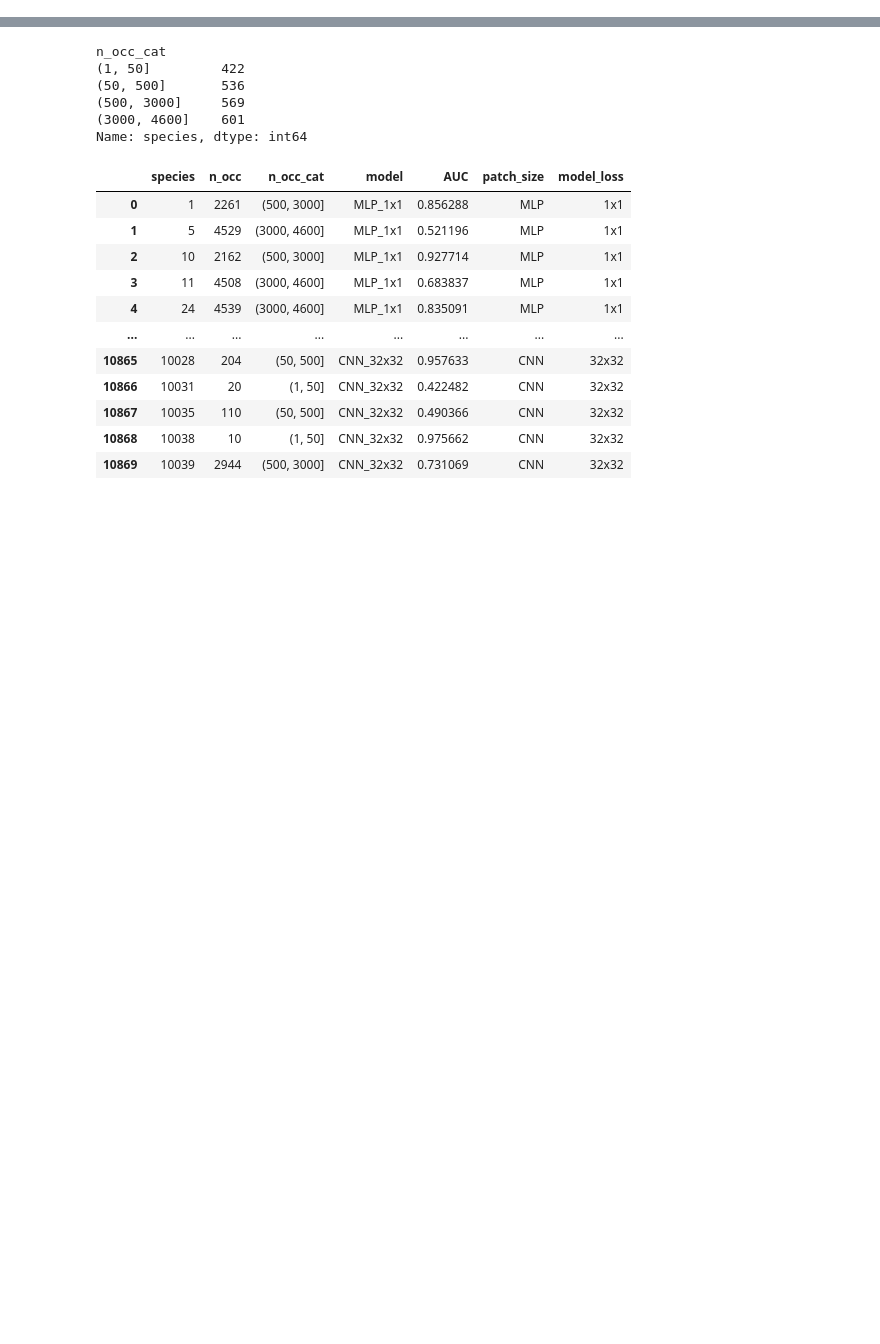
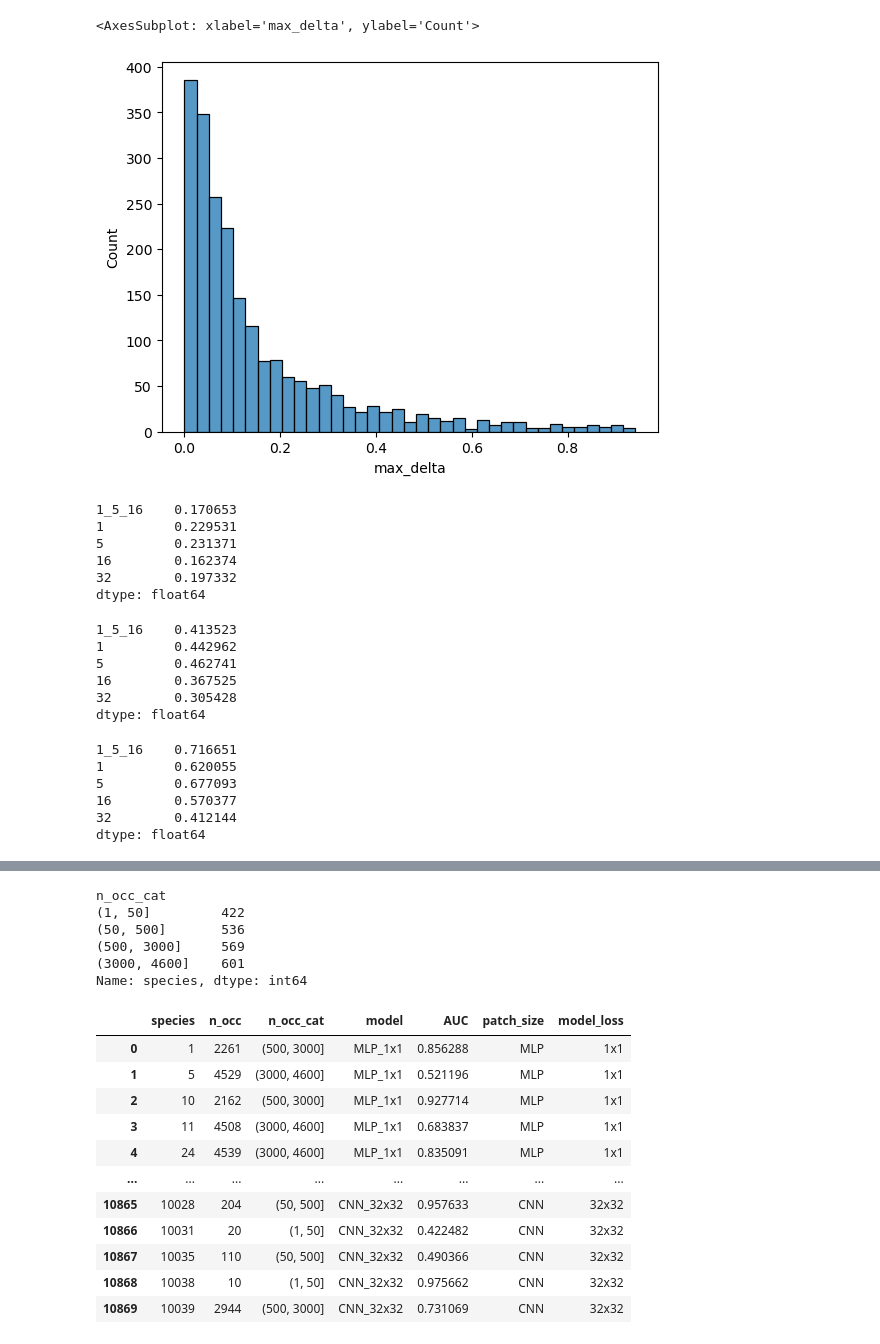
Before and after one commit to ninavantiel/multi_scale_SDMs, a Jupyter notebook: model_evaluation.ipynb, the cells around one changed output, grey strips where cells are left out. Drawn from its saved outputs; the diff is of its cells as text; code cells hidden in the pictures; blank space fills up the shorter version.

```diff
--- a/model_evaluation.ipynb
+++ b/model_evaluation.ipynb
@@ -80,0 +158,32 @@ dtype: float64
+# %%
+sns.histplot(auc_df['max_delta'])
+# %% [output]
+<AxesSubplot: xlabel='max_delta', ylabel='Count'>
+[figure, added]
+# %%
+(auc_df[['1_5_16', '1', '5', '16', '32']].rank(axis=1, ascending=False) == 1).sum(axis=0) / auc_df.shape[0]
+# %% [output]
+1_5_16    0.170653
+1         0.229531
+5         0.231371
+16        0.162374
+32        0.197332
+dtype: float64
+# %%
+(auc_df[['1_5_16', '1', '5', '16', '32']].rank(axis=1, ascending=False) <= 2).sum(axis=0) / auc_df.shape[0]
+# %% [output]
+1_5_16    0.413523
+1         0.442962
+5         0.462741
+16        0.367525
+32        0.305428
+dtype: float64
+# %%
+(auc_df[['1_5_16', '1', '5', '16', '32']].rank(axis=1, ascending=False) <= 3).sum(axis=0) / auc_df.shape[0]
+# %% [output]
+1_5_16    0.716651
+1         0.620055
+5         0.677093
+16        0.570377
+32        0.412144
+dtype: float64
```
Also changed, not shown: parts of 21 cells of this notebook, 2 other files.
